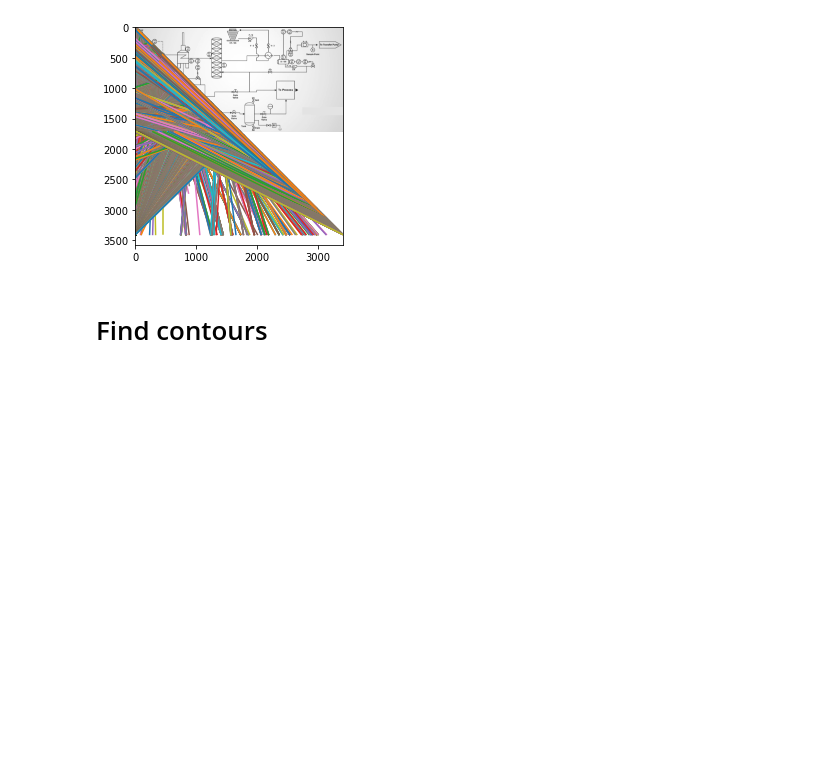
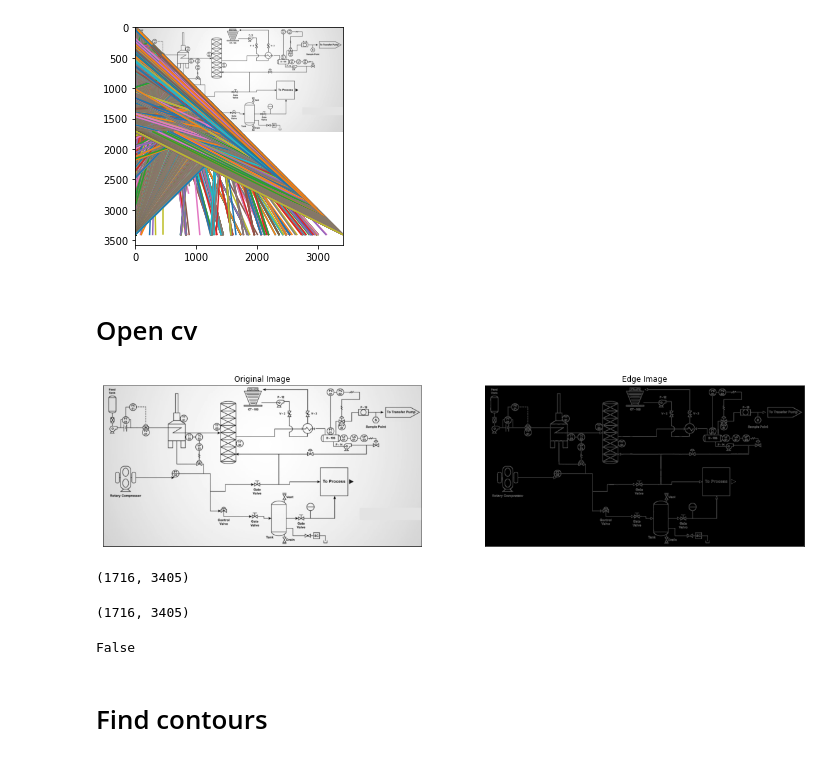
Before and after one commit to synthetica-ai/pid-digitization, a Jupyter notebook: Line_detection_PID_digitization.ipynb, the cells around one changed output. Saved outputs shown, nothing was run; the diff lists cells and outputs as text; code cells hidden in the pictures; blank space fills up the shorter version.

Commit message:
add Canny OpenCV

```diff
--- a/Line_detection_PID_digitization.ipynb
+++ b/Line_detection_PID_digitization.ipynb
@@ -400,6 +389,34 @@ min value 0.0
 <Figure size 1440x1440 with 0 Axes>
 [figure]
 [figure]
+# %% [markdown]
+# Open cv
+# %%
+import numpy as np
+import cv2 as cv
+from matplotlib import pyplot as plt
+img = cv.imread('realpars_p_id_diag_mod.png',0)
+edges = cv.Canny(img,100,200)
+plt.figure(figsize=(20,20))
+plt.subplot(121),plt.imshow(img,cmap = 'gray')
+plt.title('Original Image'), plt.xticks([]), plt.yticks([])
+plt.subplot(122),plt.imshow(edges,cmap = 'gray')
+plt.title('Edge Image'), plt.xticks([]), plt.yticks([])
+plt.show()
+# %% [output]
+[figure, added]
+# %%
+img.shape
+# %% [output]
+(1716, 3405)
+# %%
+edges.shape
+# %% [output]
+(1716, 3405)
+# %%
+np.array_equal(img, edges)
+# %% [output]
+False
 # %% [markdown]
 # Find contours
 # %%
```
Also changed, not shown: parts of 3 cells of this notebook.
